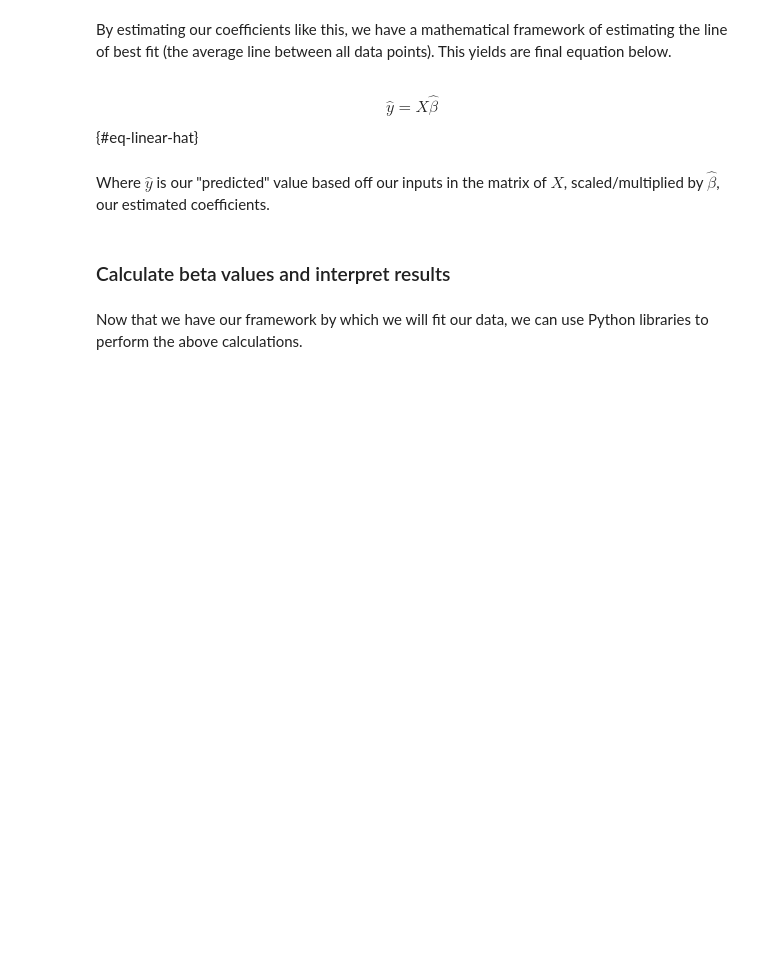
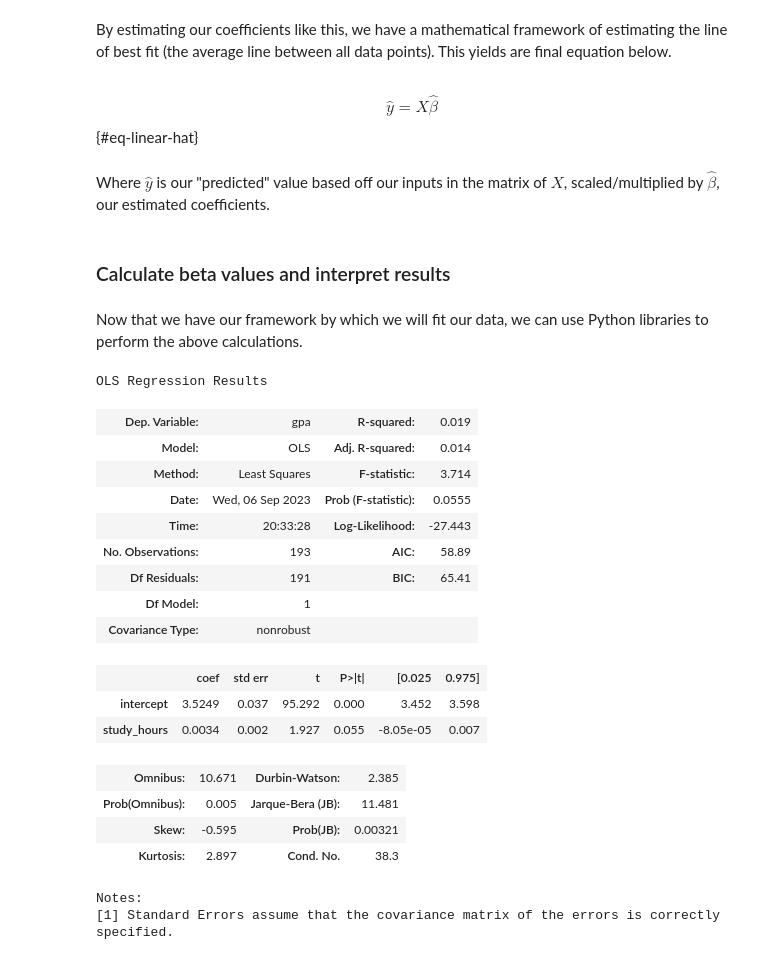
Before and after one commit to thebayesianbandit/thebayesianbandit.github.io, a Jupyter notebook: posts/gpa-analysis/gpa_analysis.ipynb, the cells around one changed output. Saved outputs shown, nothing was run; the diff lists cells and outputs as text; code cells hidden in the pictures; blank space fills up the shorter version.

```diff
--- a/posts/gpa-analysis/gpa_analysis.ipynb
+++ b/posts/gpa-analysis/gpa_analysis.ipynb
@@ -328,0 +327,23 @@ Now that we have our framework by which we will fit our data, we can use Python
+# %%
+#Print summary from SLR model
+results.summary()
+# %% [output]
+OLS Regression Results
+| Dep. Variable: | gpa | R-squared: | 0.019 |
+| Model: | OLS | Adj. R-squared: | 0.014 |
+| Method: | Least Squares | F-statistic: | 3.714 |
+| Date: | Wed, 06 Sep 2023 | Prob (F-statistic): | 0.0555 |
+| Time: | 20:33:28 | Log-Likelihood: | -27.443 |
+| No. Observations: | 193 | AIC: | 58.89 |
+| Df Residuals: | 191 | BIC: | 65.41 |
+| Df Model: | 1 |  |  |
+| Covariance Type: | nonrobust |  |  |
+|  | coef | std err | t | P>|t| | [0.025 | 0.975] |
+| intercept | 3.5249 | 0.037 | 95.292 | 0.000 | 3.452 | 3.598 |
+| study_hours | 0.0034 | 0.002 | 1.927 | 0.055 | -8.05e-05 | 0.007 |
+| Omnibus: | 10.671 | Durbin-Watson: | 2.385 |
+| Prob(Omnibus): | 0.005 | Jarque-Bera (JB): | 11.481 |
+| Skew: | -0.595 | Prob(JB): | 0.00321 |
+| Kurtosis: | 2.897 | Cond. No. | 38.3 |
+Notes:
+[1] Standard Errors assume that the covariance matrix of the errors is correctly specified.
```
Also changed, not shown: parts of 34 cells of this notebook, 9 other files.
